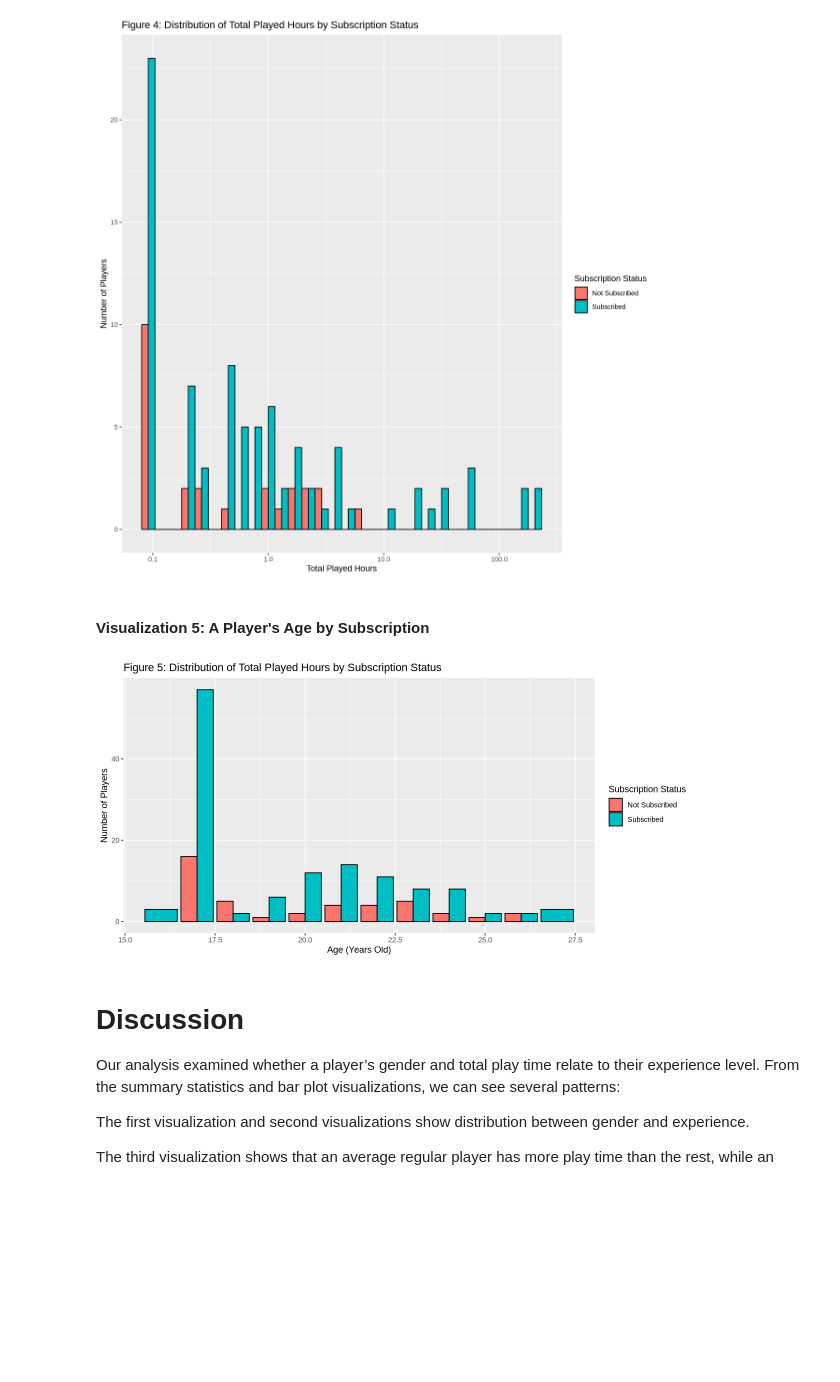
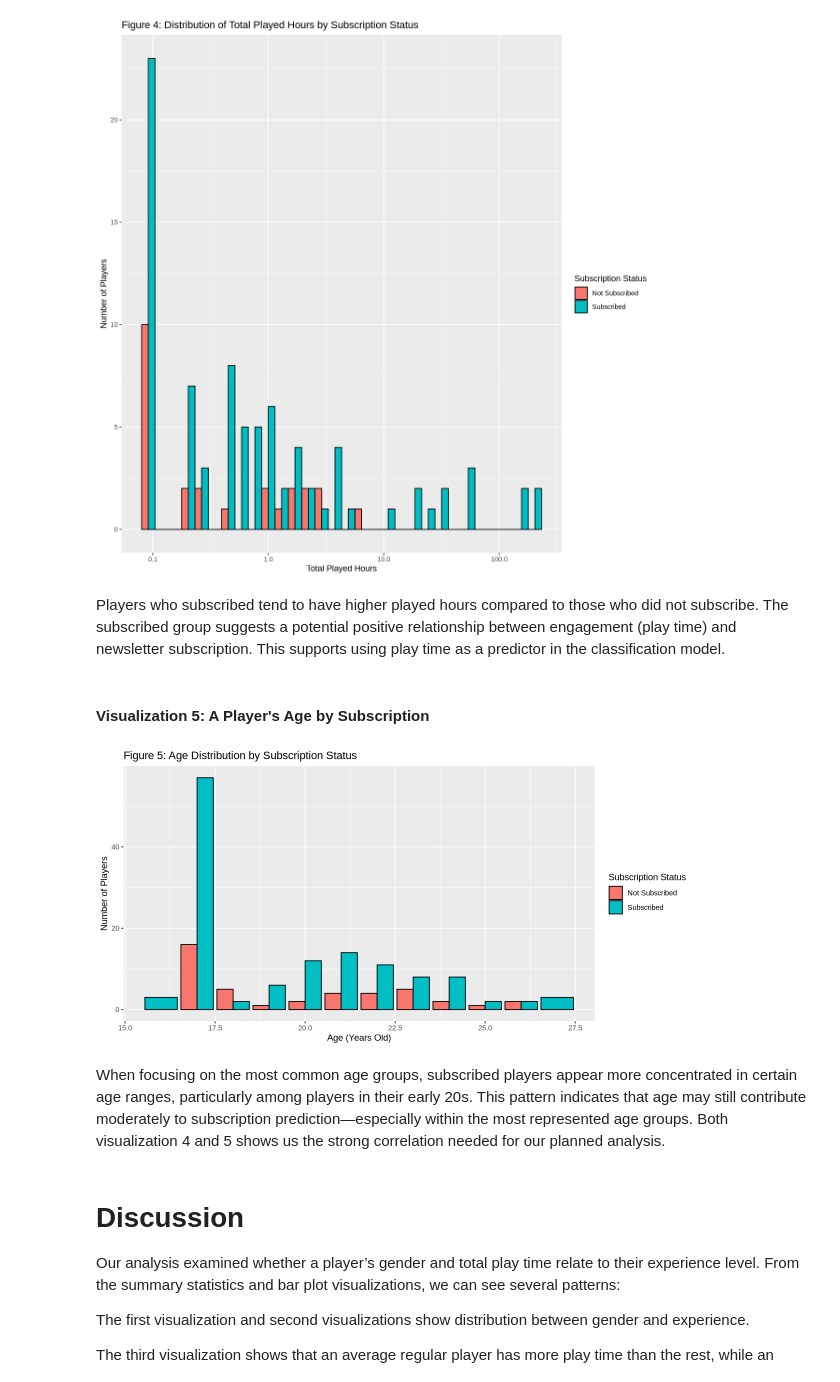
Before and after one commit to crowbirdy/project-003-29, a Jupyter notebook: Final_project.ipynb, the cells around one changed output. Cells and saved outputs as stored; diff of their text form; code cells hidden in the pictures; blank space fills up the shorter version.

```diff
--- a/Final_project.ipynb
+++ b/Final_project.ipynb
@@ -193,23 +209,27 @@ Warning message in scale_x_log10():
 Warning message:
 “Removed 85 rows containing non-finite outside the scale range (`stat_bin()`).”
 [figure]
+# %% [markdown]
+Players who subscribed tend to have higher played hours compared to those who did not subscribe. The subscribed group suggests a potential positive relationship between engagement (play time) and newsletter subscription. This supports using play time as a predictor in the classification model.
 # %% [markdown]
 #### Visualization 5: A Player's Age by Subscription
 # %%
 options (repr.plot.width = 10, repr.plot.height = 5)
 
 # Subscription status vs Age
 age_plot <- ggplot(players_top10, aes(x = Age, fill = subscribe)) +
   geom_bar(color = "black", position = "dodge") +
   labs(
-    title = "Figure 5: Distribution of Total Played Hours by Subscription Status",
+    title = "Figure 5: Age Distribution by Subscription Status",
     x = "Age (Years Old)",
     y = "Number of Players",
     fill = "Subscription Status"
   )
 age_plot
 # %% [output]
-[figure, old version]
+[figure, new version]
+# %% [markdown]
+When focusing on the most common age groups, subscribed players appear more concentrated in certain age ranges, particularly among players in their early 20s. This pattern indicates that age may still contribute moderately to subscription prediction—especially within the most represented age groups. Both visualization 4 and 5 shows us the strong correlation needed for our planned analysis.
 # %% [markdown]
 # Discussion
 
```
Also changed, not shown: parts of 9 cells of this notebook.
